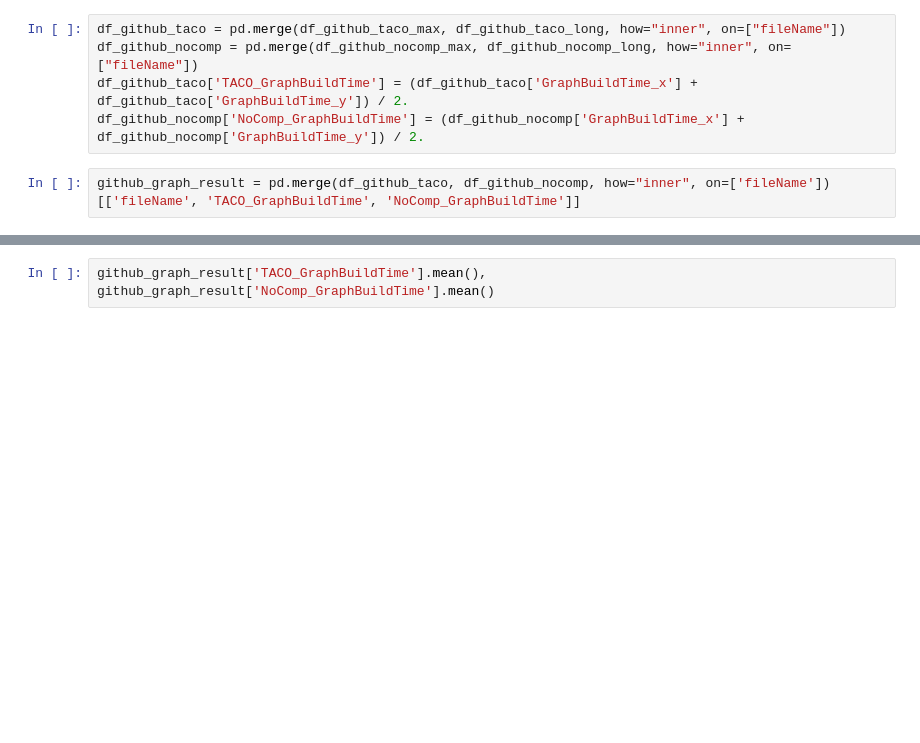
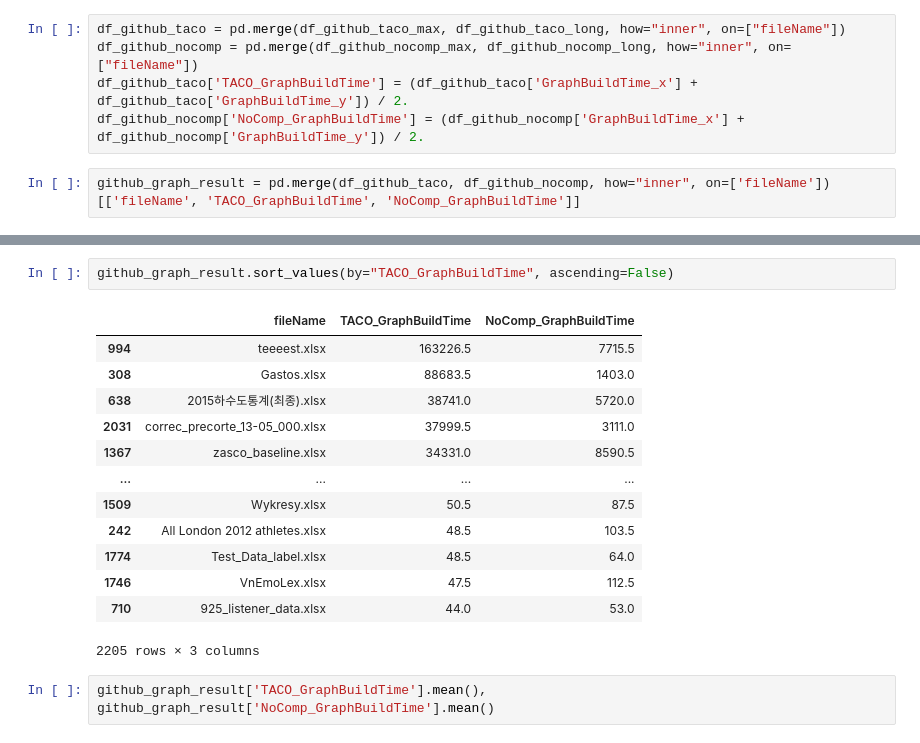
Before and after one commit to dataspread/SpreadsheetAnalyzer, a Jupyter notebook: test_result_analysis.ipynb, the cells around one changed output, grey strips where cells are left out. Saved outputs shown, nothing was run; the diff lists cells and outputs as text; blank space fills up the shorter version.

```diff
--- a/test_result_analysis.ipynb
+++ b/test_result_analysis.ipynb
@@ -260,3 +271,19 @@ github_graph_result = pd.merge(df_github_taco, df_github_nocomp, how="inner", on
+# %%
+github_graph_result.sort_values(by="TACO_GraphBuildTime", ascending=False)
+# %% [output]
+|  | fileName | TACO_GraphBuildTime | NoComp_GraphBuildTime |
+| 994 | teeeest.xlsx | 163226.5 | 7715.5 |
+| 308 | Gastos.xlsx | 88683.5 | 1403.0 |
+| 638 | 2015하수도통계(최종).xlsx | 38741.0 | 5720.0 |
+| 2031 | correc_precorte_13-05_000.xlsx | 37999.5 | 3111.0 |
+| 1367 | zasco_baseline.xlsx | 34331.0 | 8590.5 |
+| ... | ... | ... | ... |
+| 1509 | Wykresy.xlsx | 50.5 | 87.5 |
+| 242 | All London 2012 athletes.xlsx | 48.5 | 103.5 |
+| 1774 | Test_Data_label.xlsx | 48.5 | 64.0 |
+| 1746 | VnEmoLex.xlsx | 47.5 | 112.5 |
+| 710 | 925_listener_data.xlsx | 44.0 | 53.0 |
+2205 rows × 3 columns
 # %%
 github_graph_result['TACO_GraphBuildTime'].mean(), github_graph_result['NoComp_GraphBuildTime'].mean()
 # %% [output]
```
Also changed, not shown: parts of 3 cells of this notebook, 2 other files.
